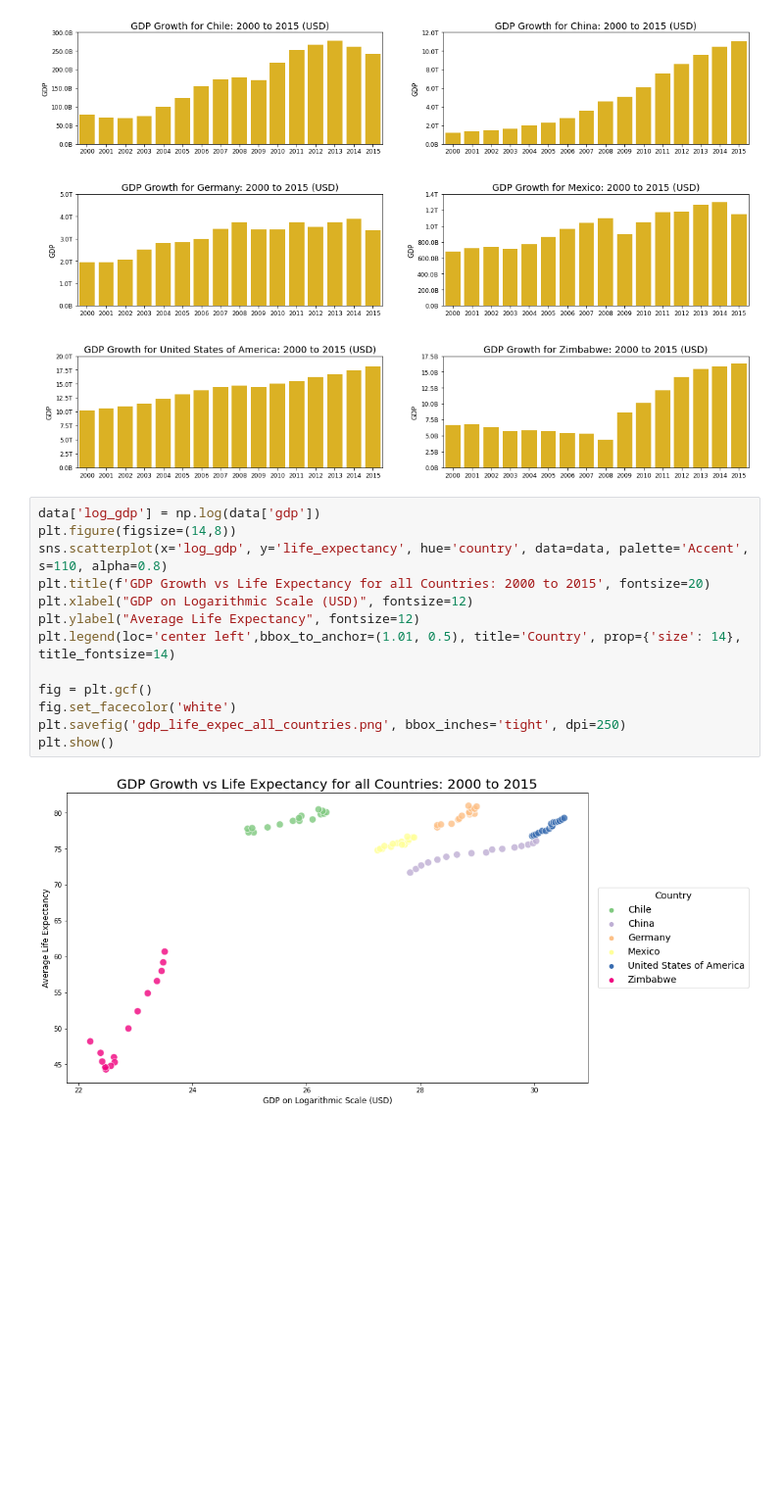
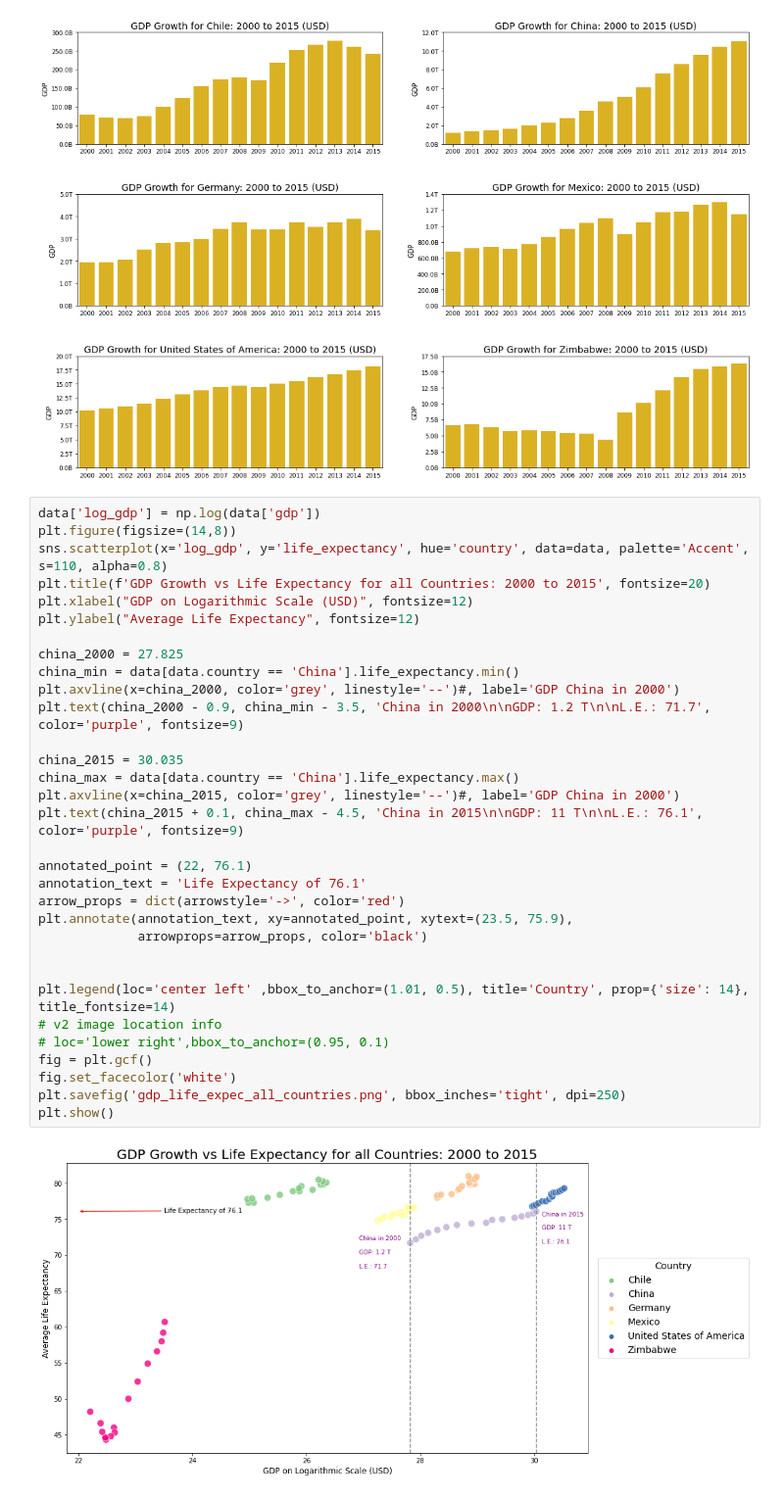
Before and after one commit to rj-pal/Codecademy, a Jupyter notebook: Life-Expectancy-and-GDP-Starter/life_expectancy_gdp.ipynb, the cells around one changed output. Shown at 98% size. Saved outputs shown, nothing was run; the diff lists cells and outputs as text; blank space fills up the shorter version.

```diff
--- a/Life-Expectancy-and-GDP-Starter/life_expectancy_gdp.ipynb
+++ b/Life-Expectancy-and-GDP-Starter/life_expectancy_gdp.ipynb
@@ -159,18 +159,37 @@ plt.show()
 # %%
 data['log_gdp'] = np.log(data['gdp'])
 plt.figure(figsize=(14,8))
 sns.scatterplot(x='log_gdp', y='life_expectancy', hue='country', data=data, palette='Accent', s=110, alpha=0.8)
 plt.title(f'GDP Growth vs Life Expectancy for all Countries: 2000 to 2015', fontsize=20)
 plt.xlabel("GDP on Logarithmic Scale (USD)", fontsize=12)
 plt.ylabel("Average Life Expectancy", fontsize=12)
-plt.legend(loc='center left',bbox_to_anchor=(1.01, 0.5), title='Country', prop={'size': 14}, title_fontsize=14)
 
+china_2000 = 27.825
+china_min = data[data.country == 'China'].life_expectancy.min()
+plt.axvline(x=china_2000, color='grey', linestyle='--')#, label='GDP China in 2000')
+plt.text(china_2000 - 0.9, china_min - 3.5, 'China in 2000\n\nGDP: 1.2 T\n\nL.E.: 71.7', color='purple', fontsize=9)
+
+china_2015 = 30.035
+china_max = data[data.country == 'China'].life_expectancy.max()
+plt.axvline(x=china_2015, color='grey', linestyle='--')#, label='GDP China in 2000')
+plt.text(china_2015 + 0.1, china_max - 4.5, 'China in 2015\n\nGDP: 11 T\n\nL.E.: 76.1', color='purple', fontsize=9)
+
+annotated_point = (22, 76.1)
+annotation_text = 'Life Expectancy of 76.1'
+arrow_props = dict(arrowstyle='->', color='red')
+plt.annotate(annotation_text, xy=annotated_point, xytext=(23.5, 75.9),
+             arrowprops=arrow_props, color='black')
+
+
+plt.legend(loc='center left' ,bbox_to_anchor=(1.01, 0.5), title='Country', prop={'size': 14}, title_fontsize=14)
+# v2 image location info
+# loc='lower right',bbox_to_anchor=(0.95, 0.1)
 fig = plt.gcf()
 fig.set_facecolor('white')
 plt.savefig('gdp_life_expec_all_countries.png', bbox_inches='tight', dpi=250)
 plt.show()
 # %% [output]
-[figure, old version]
+[figure, new version]
 # %%
 fig, axes = plt.subplots(3, 2, figsize=(20,15), gridspec_kw={'hspace': 0.5, 'wspace': 0.25})
 color_map = plt.cm.Accent
```
Also changed, not shown: parts of 10 cells of this notebook, 4 other files.
